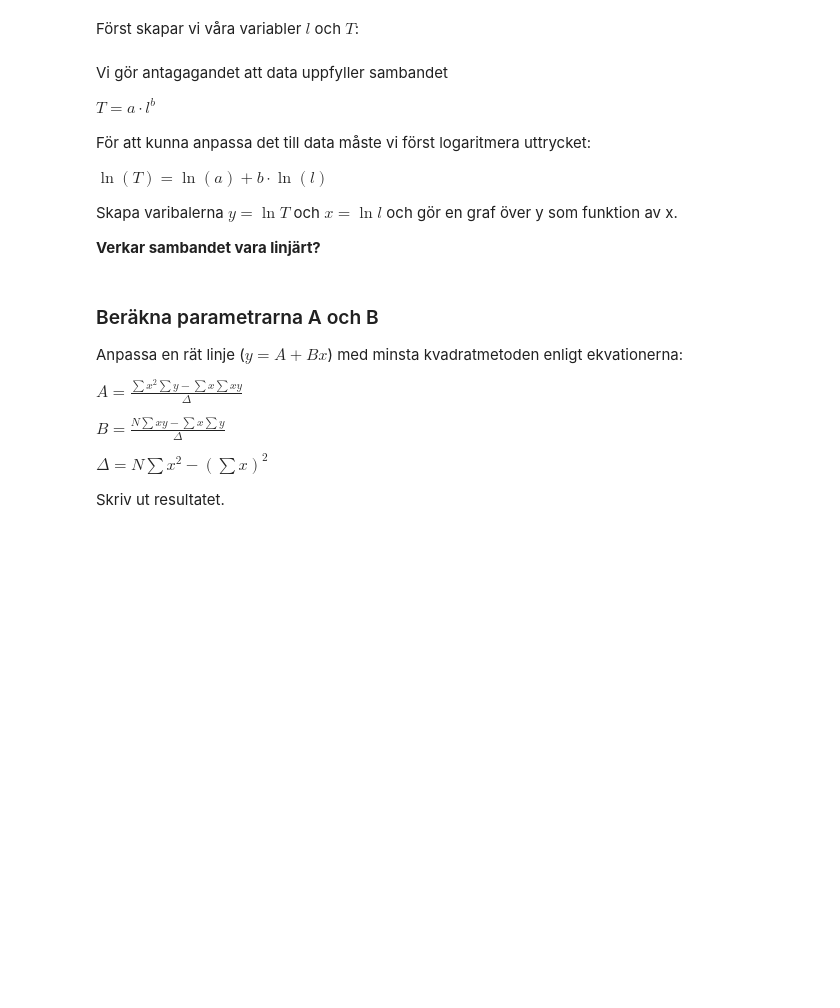
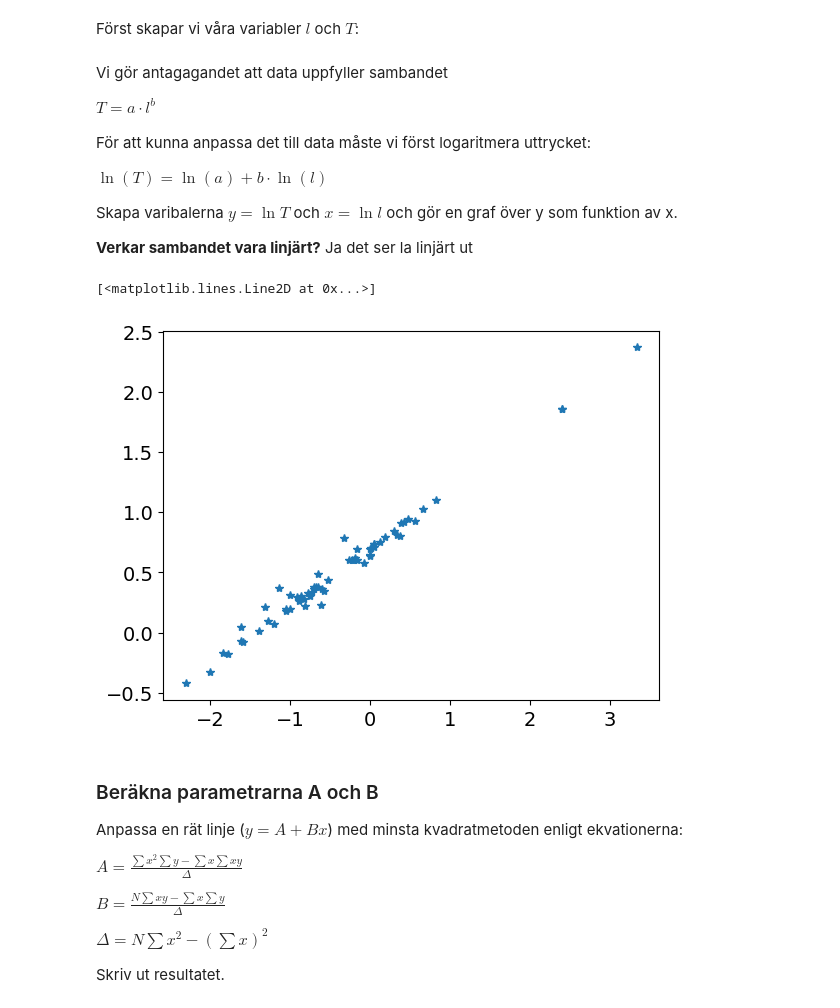
Before and after one commit to Hobbit0419/Uni_code, a Jupyter notebook: exp_met/Anton_Lindbro_HM9.ipynb, the cells around one changed output. Saved outputs shown, nothing was run; the diff lists cells and outputs as text; code cells hidden in the pictures; blank space fills up the shorter version.

```diff
--- a/exp_met/Anton_Lindbro_HM9.ipynb
+++ b/exp_met/Anton_Lindbro_HM9.ipynb
@@ -13,7 +13,7 @@ plt.rc('font', **font)
 
 I denna uppgift ska du anpassa en linjär funktion till data. Läs in data från filen *pendel9.csv*.
 # %%
-data = np.genfromtxt('pendel_rensad.csv', delimiter=',', skip_header=1, usecols = (2, 3, 4, 5))
+data = np.genfromtxt('pendel9.csv', delimiter=',', skip_header=1, usecols = (2, 3, 4, 5))
 # %% [markdown]
 Först skapar vi våra variabler $l$ och $T$:
 # %%
@@ -30,7 +30,15 @@ $\ln{(T)} = \ln(a) + b\cdot\ln{(l)}$
 
 Skapa varibalerna $y=\ln{T}$ och $x=\ln{l}$ och gör en graf över y som funktion av x.
 
-**Verkar sambandet vara linjärt?**
+**Verkar sambandet vara linjärt?** Ja det ser la linjärt ut
+# %%
+y = np.log(T)
+x = np.log(l)
+
+plt.plot(x,y, '*')
+# %% [output]
+[<matplotlib.lines.Line2D at 0x...>]
+[figure, added]
 # %% [markdown]
 ### Beräkna parametrarna A och B
 
```
Also changed, not shown: parts of 9 cells of this notebook, 3 other files.
